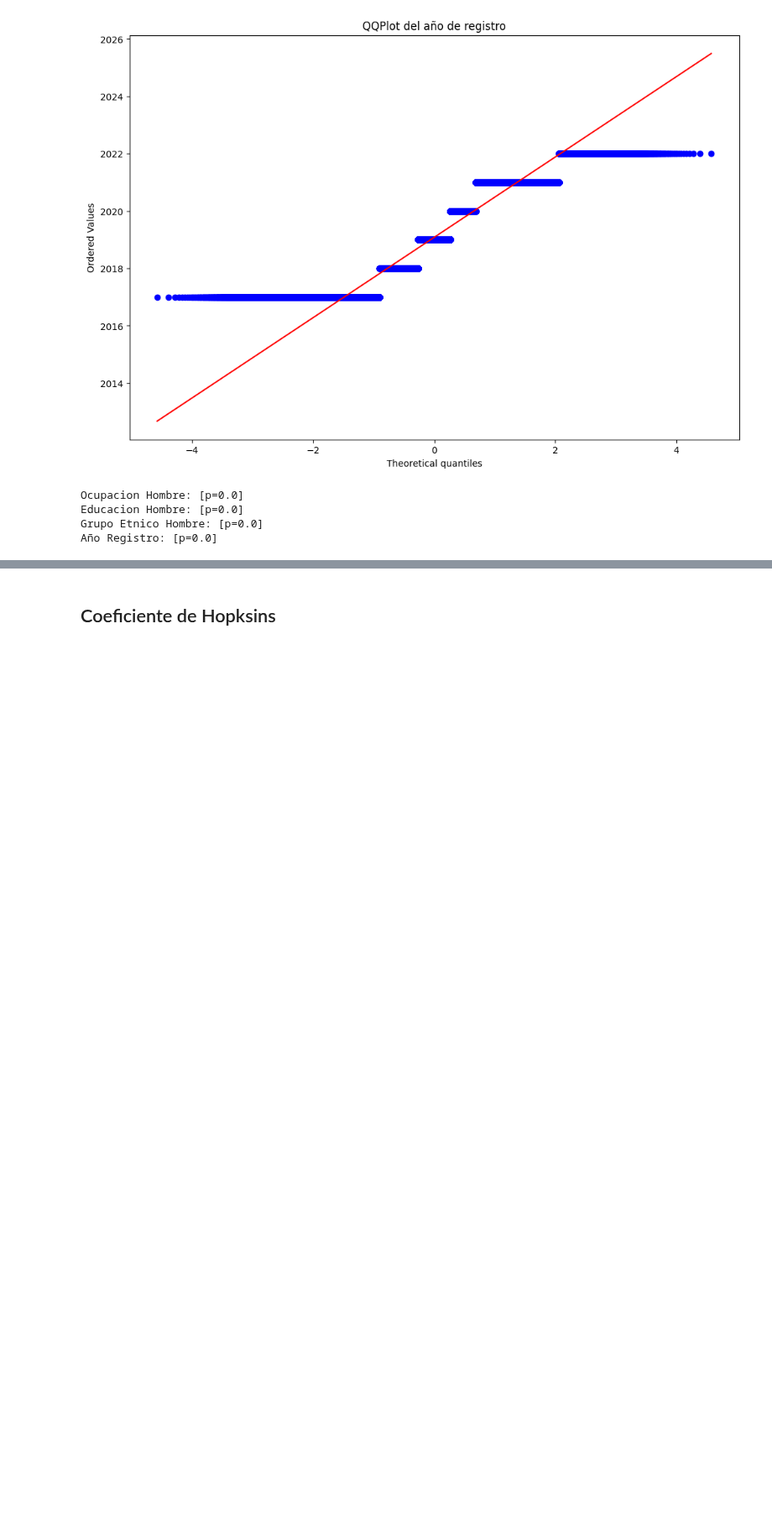
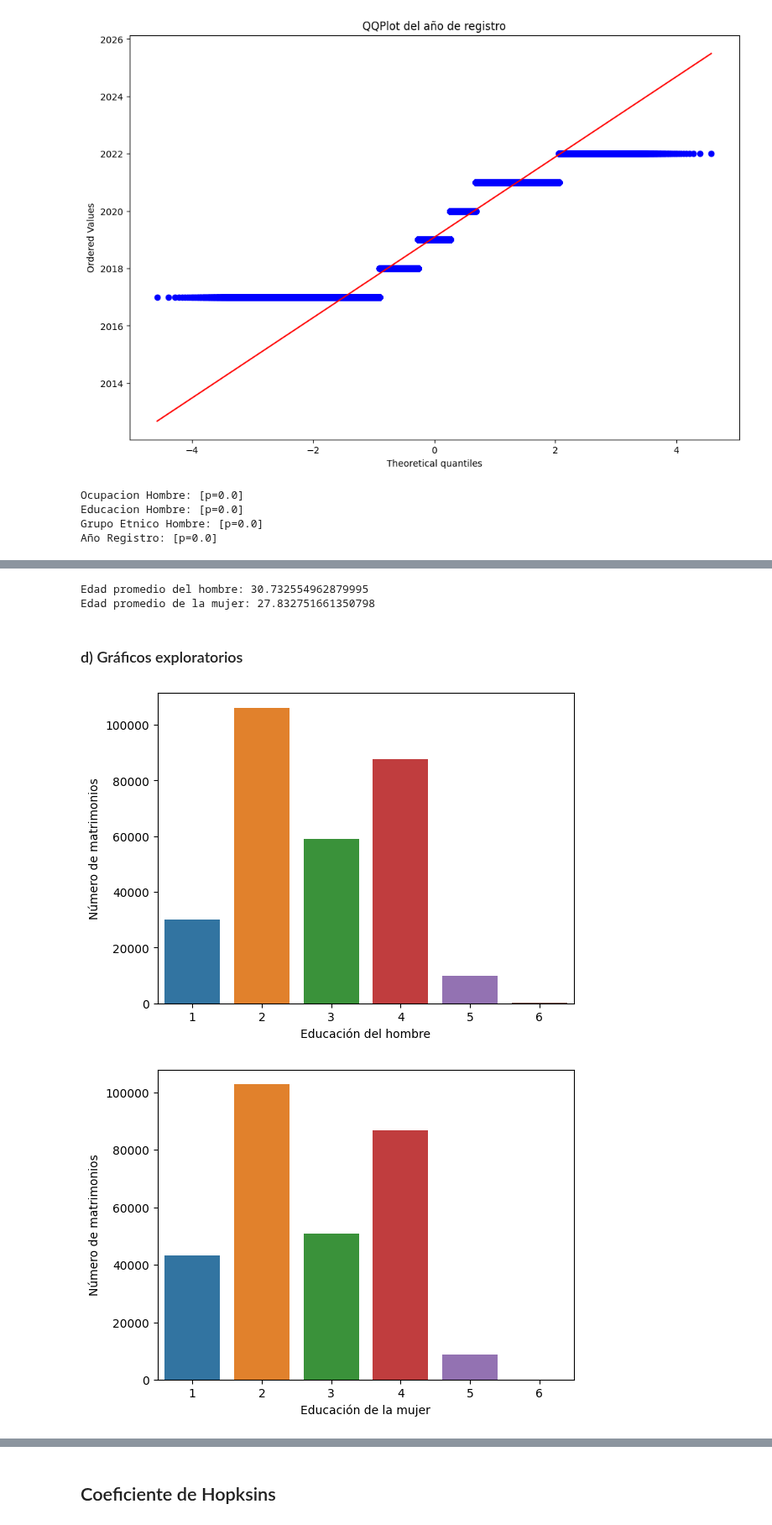
Before and after one commit to MGonza20/Proyecto1_MD, a Jupyter notebook: proyecto_final.ipynb, the cells around one changed output, grey strips where cells are left out. Shown at 84% size. Saved outputs shown, nothing was run; the diff lists cells and outputs as text; code cells hidden in the pictures; blank space fills up the shorter version.

```diff
--- a/proyecto_final.ipynb
+++ b/proyecto_final.ipynb
@@ -509,0 +574,26 @@ Año Registro: [p=0.0]
+# %%
+# Edad promedio del hombre y de la mujer en los matrimonios registrados en zonas rurales o comunidades indígenas
+mean_age_man = data_final['edadHombre'].mean()
+mean_age_woman = data_final['edadMujer'].mean()
+
+print(f"Edad promedio del hombre: {mean_age_man}")
+print(f"Edad promedio de la mujer: {mean_age_woman}")
+# %% [output]
+Edad promedio del hombre: 30.732554962879995
+Edad promedio de la mujer: 27.832751661350798
+# %% [markdown]
+### d) Gráficos exploratorios
+# %%
+# Distribución de la educación y ocupación de los hombres y mujeres en los matrimonios registrados en zonas rurales o comunidades indígenas
+sns.countplot(x='educacionHombre', data=data_final)
+plt.xlabel('Educación del hombre')
+plt.ylabel('Número de matrimonios')
+plt.show()
+
+sns.countplot(x='educacionMujer', data=data_final)
+plt.xlabel('Educación de la mujer')
+plt.ylabel('Número de matrimonios')
+plt.show()
+# %% [output]
+[figure, added]
+[figure, added]
```
Also changed, not shown: parts of 7 cells of this notebook.
